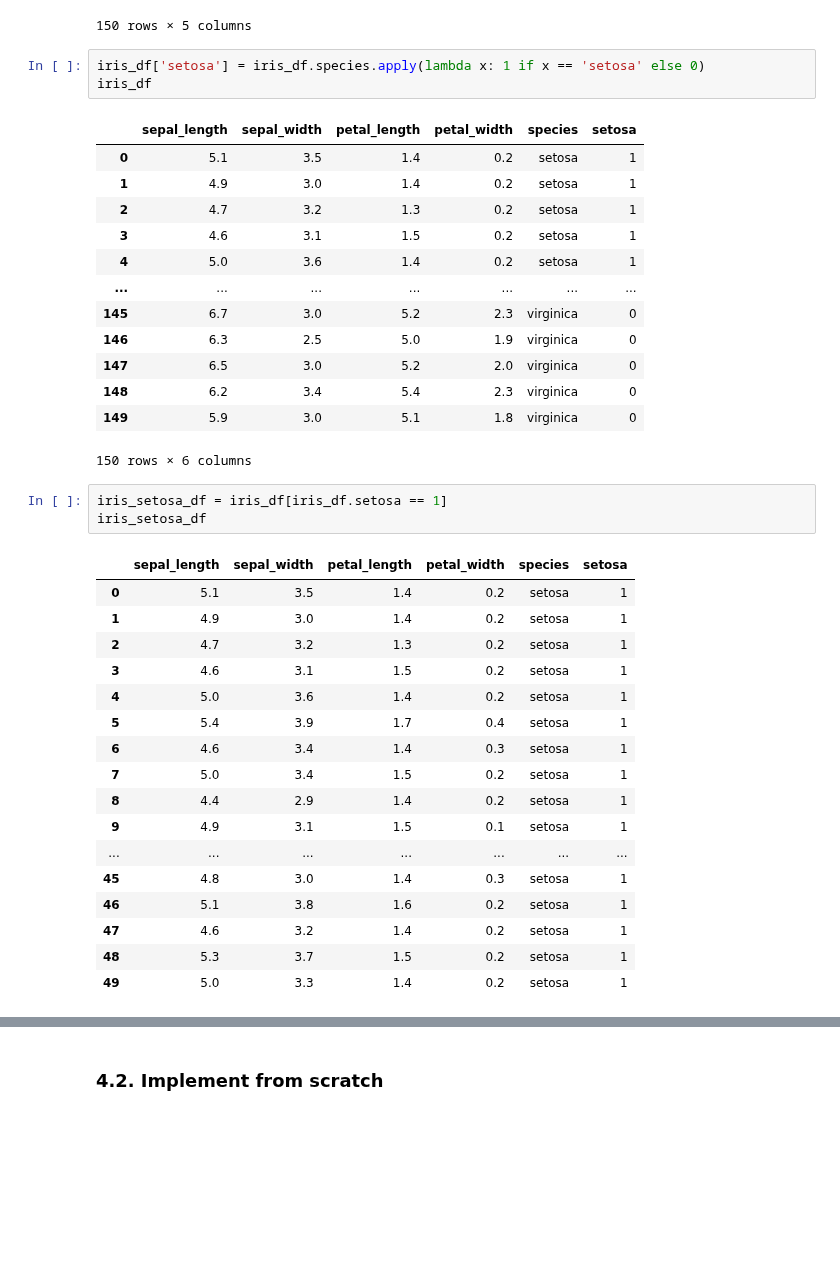
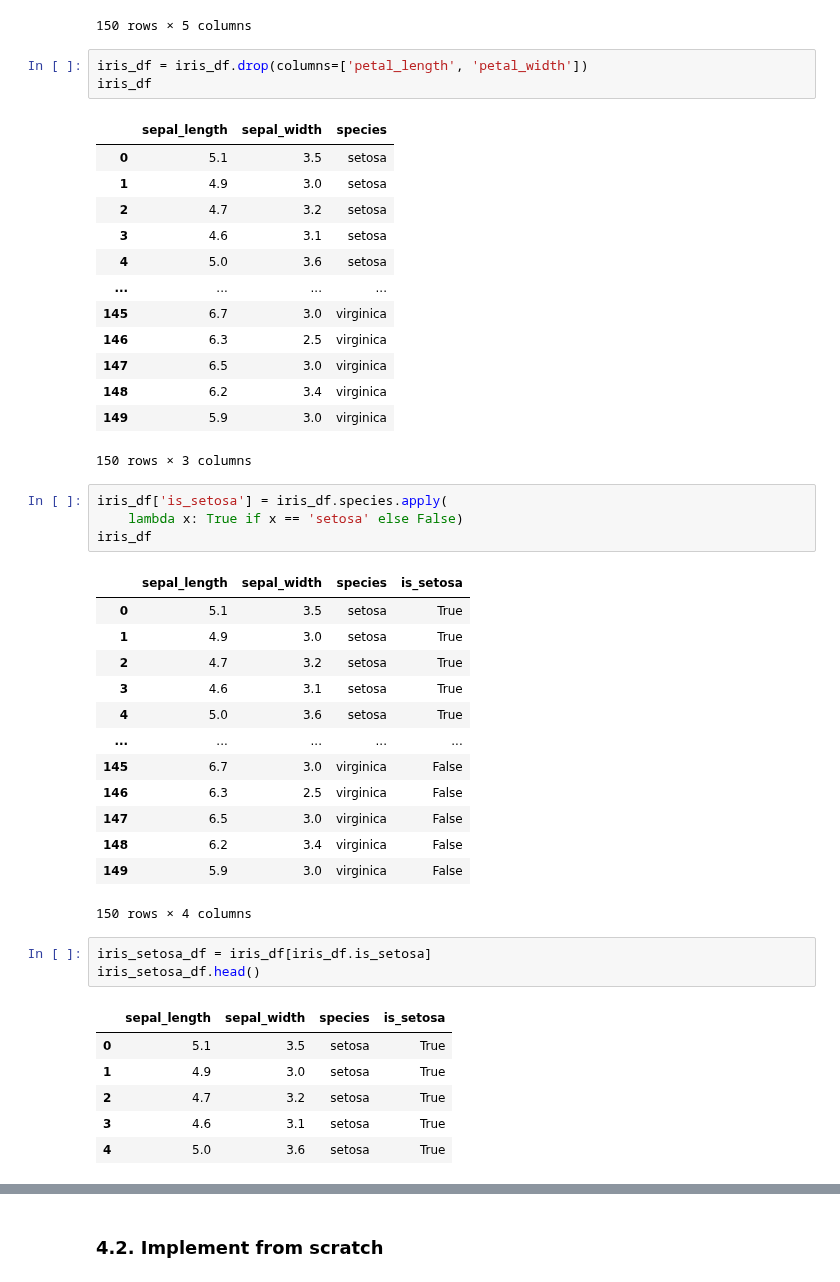
Before and after one commit to MinhHuuNguyen/mci-python, a Jupyter notebook: python_lv2/lectures/5_logistic_regression.ipynb, the cells around one changed output, grey strips where cells are left out. Cells and saved outputs as stored; diff of their text form; blank space fills up the shorter version.

```diff
--- a/python_lv2/lectures/5_logistic_regression.ipynb
+++ b/python_lv2/lectures/5_logistic_regression.ipynb
@@ -169,42 +171,49 @@ iris_df
 | 148 | 6.2 | 3.4 | 5.4 | 2.3 | virginica |
 | 149 | 5.9 | 3.0 | 5.1 | 1.8 | virginica |
 150 rows × 5 columns
+# %%
+iris_df = iris_df.drop(columns=['petal_length', 'petal_width'])
+iris_df
+# %% [output]
+|  | sepal_length | sepal_width | species |
+| 0 | 5.1 | 3.5 | setosa |
+| 1 | 4.9 | 3.0 | setosa |
+| 2 | 4.7 | 3.2 | setosa |
+| 3 | 4.6 | 3.1 | setosa |
+| 4 | 5.0 | 3.6 | setosa |
+| ... | ... | ... | ... |
+| 145 | 6.7 | 3.0 | virginica |
+| 146 | 6.3 | 2.5 | virginica |
+| 147 | 6.5 | 3.0 | virginica |
+| 148 | 6.2 | 3.4 | virginica |
+| 149 | 5.9 | 3.0 | virginica |
+150 rows × 3 columns
 # %%
-iris_df['setosa'] = iris_df.species.apply(lambda x: 1 if x == 'setosa' else 0)
+iris_df['is_setosa'] = iris_df.species.apply(
+    lambda x: True if x == 'setosa' else False)
 iris_df
 # %% [output]
-|  | sepal_length | sepal_width | petal_length | petal_width | species | setosa |
-| 0 | 5.1 | 3.5 | 1.4 | 0.2 | setosa | 1 |
-| 1 | 4.9 | 3.0 | 1.4 | 0.2 | setosa | 1 |
-| 2 | 4.7 | 3.2 | 1.3 | 0.2 | setosa | 1 |
-| 3 | 4.6 | 3.1 | 1.5 | 0.2 | setosa | 1 |
-| 4 | 5.0 | 3.6 | 1.4 | 0.2 | setosa | 1 |
-| ... | ... | ... | ... | ... | ... | ... |
-| 145 | 6.7 | 3.0 | 5.2 | 2.3 | virginica | 0 |
-| 146 | 6.3 | 2.5 | 5.0 | 1.9 | virginica | 0 |
-| 147 | 6.5 | 3.0 | 5.2 | 2.0 | virginica | 0 |
-| 148 | 6.2 | 3.4 | 5.4 | 2.3 | virginica | 0 |
-| 149 | 5.9 | 3.0 | 5.1 | 1.8 | virginica | 0 |
+|  | sepal_length | sepal_width | species | is_setosa |
+| 0 | 5.1 | 3.5 | setosa | True |
+| 1 | 4.9 | 3.0 | setosa | True |
+| 2 | 4.7 | 3.2 | setosa | True |
+| 3 | 4.6 | 3.1 | setosa | True |
+| 4 | 5.0 | 3.6 | setosa | True |
+| ... | ... | ... | ... | ... |
+| 145 | 6.7 | 3.0 | virginica | False |
+| 146 | 6.3 | 2.5 | virginica | False |
+| 147 | 6.5 | 3.0 | virginica | False |
+| 148 | 6.2 | 3.4 | virginica | False |
+| 149 | 5.9 | 3.0 | virginica | False |
-150 rows × 6 columns
+150 rows × 4 columns
 # %%
-iris_setosa_df = iris_df[iris_df.setosa == 1]
-iris_setosa_df
+iris_setosa_df = iris_df[iris_df.is_setosa]
+iris_setosa_df.head()
 # %% [output]
-|  | sepal_length | sepal_width | petal_length | petal_width | species | setosa |
-| 0 | 5.1 | 3.5 | 1.4 | 0.2 | setosa | 1 |
-| 1 | 4.9 | 3.0 | 1.4 | 0.2 | setosa | 1 |
-| 2 | 4.7 | 3.2 | 1.3 | 0.2 | setosa | 1 |
-| 3 | 4.6 | 3.1 | 1.5 | 0.2 | setosa | 1 |
-| 4 | 5.0 | 3.6 | 1.4 | 0.2 | setosa | 1 |
-| 5 | 5.4 | 3.9 | 1.7 | 0.4 | setosa | 1 |
-| 6 | 4.6 | 3.4 | 1.4 | 0.3 | setosa | 1 |
-| 7 | 5.0 | 3.4 | 1.5 | 0.2 | setosa | 1 |
-| 8 | 4.4 | 2.9 | 1.4 | 0.2 | setosa | 1 |
-| 9 | 4.9 | 3.1 | 1.5 | 0.1 | setosa | 1 |
-| ... | ... | ... | ... | ... | ... | ... |
-| 45 | 4.8 | 3.0 | 1.4 | 0.3 | setosa | 1 |
-| 46 | 5.1 | 3.8 | 1.6 | 0.2 | setosa | 1 |
-| 47 | 4.6 | 3.2 | 1.4 | 0.2 | setosa | 1 |
-| 48 | 5.3 | 3.7 | 1.5 | 0.2 | setosa | 1 |
-| 49 | 5.0 | 3.3 | 1.4 | 0.2 | setosa | 1 |
+|  | sepal_length | sepal_width | species | is_setosa |
+| 0 | 5.1 | 3.5 | setosa | True |
+| 1 | 4.9 | 3.0 | setosa | True |
+| 2 | 4.7 | 3.2 | setosa | True |
+| 3 | 4.6 | 3.1 | setosa | True |
+| 4 | 5.0 | 3.6 | setosa | True |
 # %%
```
Also changed, not shown: parts of 25 cells of this notebook, 1 other file.
